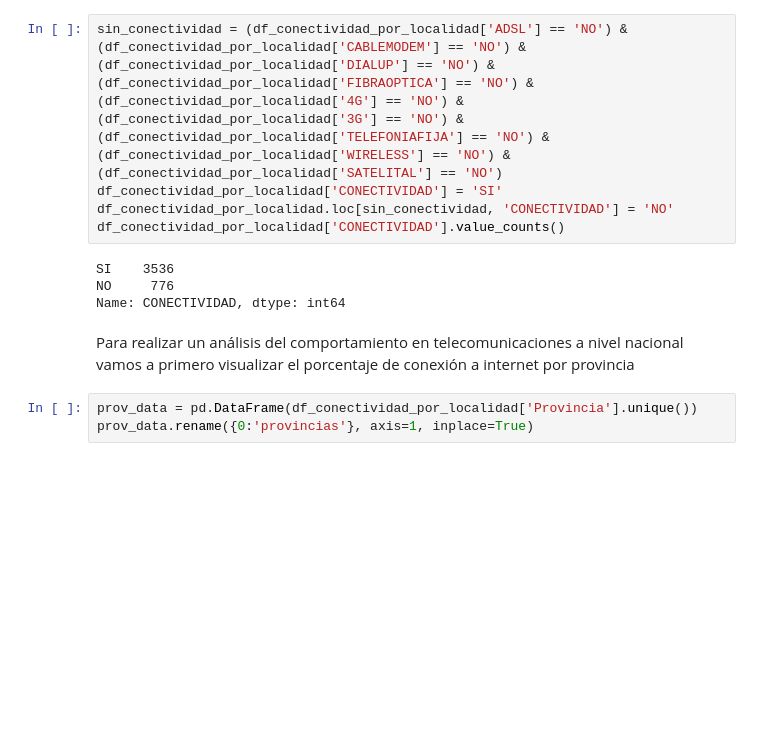
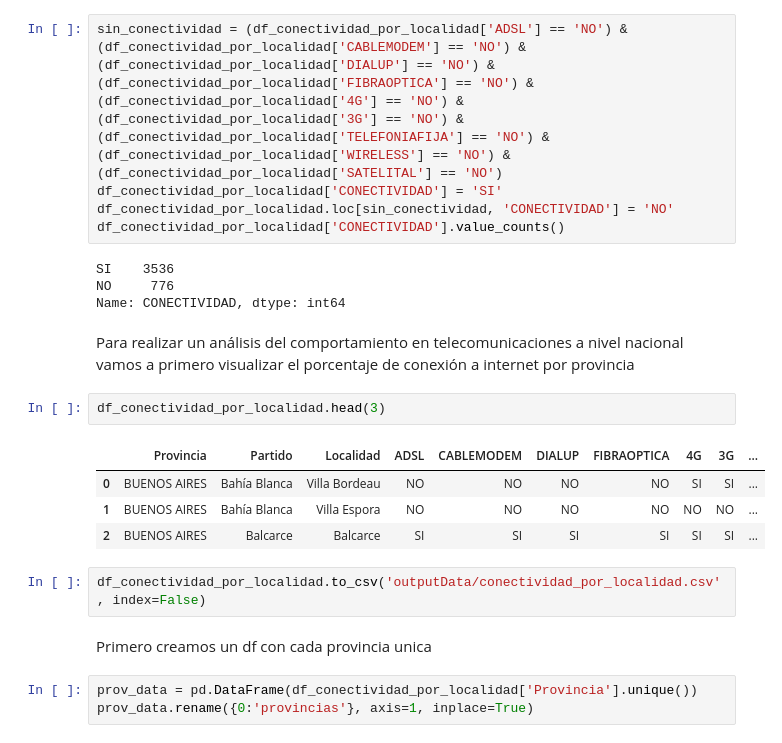
Before and after one commit to whipped-coffee/Telecommunication-Data-Analytics-Project, a Jupyter notebook: EDA.ipynb, the cells around one changed output. Drawn from its saved outputs; the diff is of its cells as text; blank space fills up the shorter version.

```diff
--- a/EDA.ipynb
+++ b/EDA.ipynb
@@ -49,6 +49,17 @@ NO     776
 Name: CONECTIVIDAD, dtype: int64
 # %% [markdown]
 Para realizar un análisis del comportamiento en telecomunicaciones a nivel nacional vamos a primero visualizar el porcentaje de conexión a internet por provincia
+# %%
+df_conectividad_por_localidad.head(3)
+# %% [output]
+|  | Provincia | Partido | Localidad | ADSL | CABLEMODEM | DIALUP | FIBRAOPTICA | 4G | 3G | ... |
+| 0 | BUENOS AIRES | Bahía Blanca | Villa Bordeau | NO | NO | NO | NO | SI | SI | ... |
+| 1 | BUENOS AIRES | Bahía Blanca | Villa Espora | NO | NO | NO | NO | NO | NO | ... |
+| 2 | BUENOS AIRES | Balcarce | Balcarce | SI | SI | SI | SI | SI | SI | ... |
+# %%
+df_conectividad_por_localidad.to_csv('outputData/conectividad_por_localidad.csv', index=False)
+# %% [markdown]
+Primero creamos un df con cada provincia unica
 # %%
 prov_data = pd.DataFrame(df_conectividad_por_localidad['Provincia'].unique())
 prov_data.rename({0:'provincias'}, axis=1, inplace=True)
```
Also changed, not shown: parts of 42 cells of this notebook.
